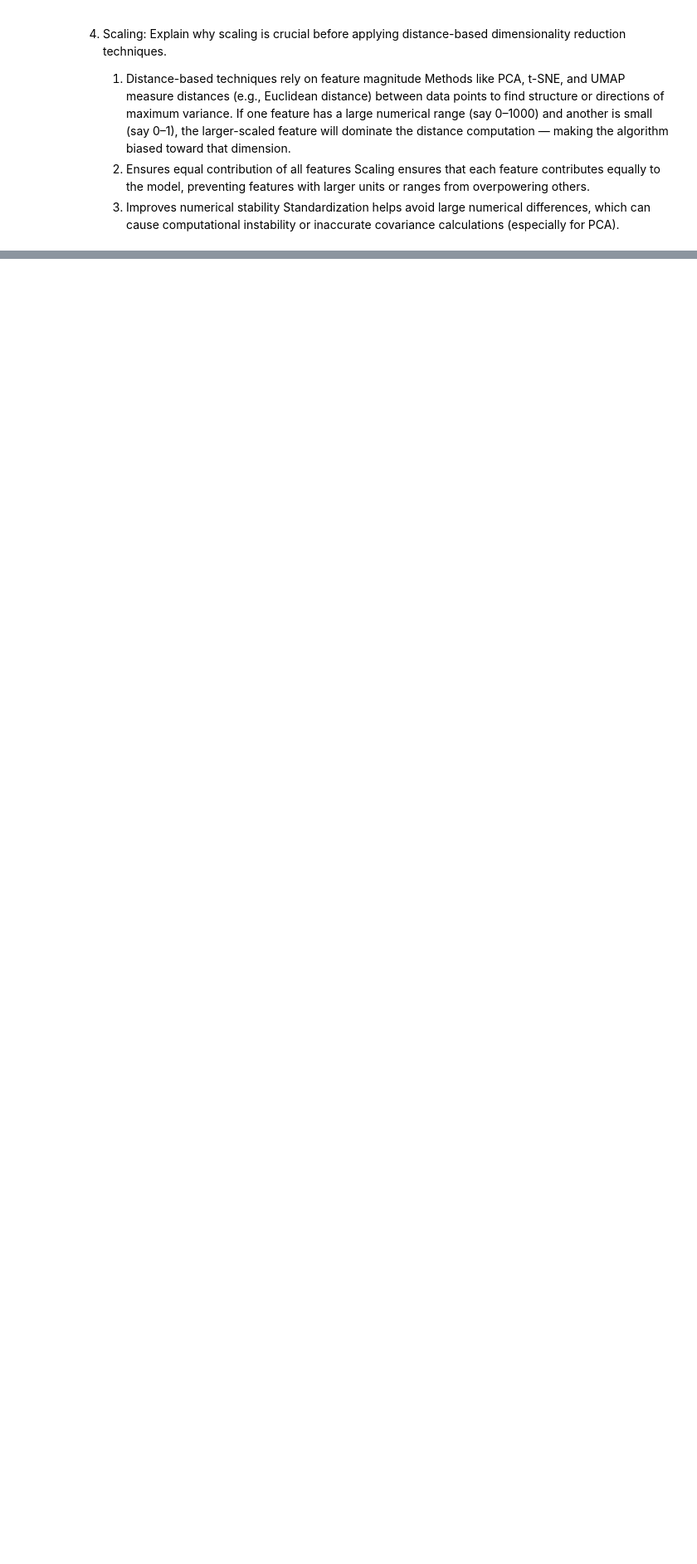
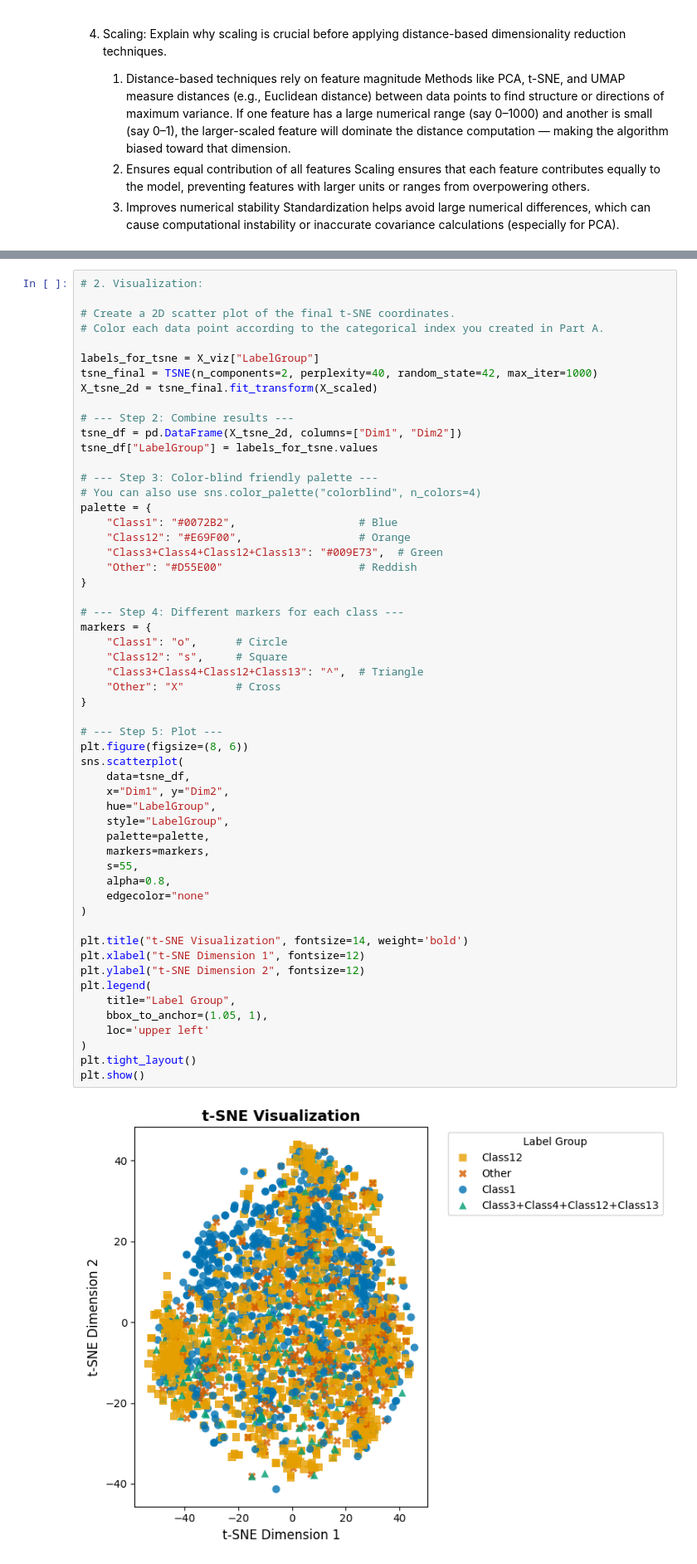
Before and after one commit to Navaneeth272001/assignment_5_Navaneeth272001, a Jupyter notebook: code.ipynb, the cells around one changed output, grey strips where cells are left out. Shown at 83% size. Cells and saved outputs as stored; diff of their text form; blank space fills up the shorter version.

```diff
--- a/code.ipynb
+++ b/code.ipynb
@@ -225,0 +290,57 @@ Running t-SNE with perplexity = 50 ...
+# %%
+# 2. Visualization:
+
+# Create a 2D scatter plot of the final t-SNE coordinates.
+# Color each data point according to the categorical index you created in Part A.
+
+labels_for_tsne = X_viz["LabelGroup"]
+tsne_final = TSNE(n_components=2, perplexity=40, random_state=42, max_iter=1000)
+X_tsne_2d = tsne_final.fit_transform(X_scaled)
+
+# --- Step 2: Combine results ---
+tsne_df = pd.DataFrame(X_tsne_2d, columns=["Dim1", "Dim2"])
+tsne_df["LabelGroup"] = labels_for_tsne.values
+
+# --- Step 3: Color-blind friendly palette ---
+# You can also use sns.color_palette("colorblind", n_colors=4)
+palette = {
+    "Class1": "#0072B2",                   # Blue
+    "Class12": "#E69F00",                  # Orange
+    "Class3+Class4+Class12+Class13": "#009E73",  # Green
+    "Other": "#D55E00"                     # Reddish
+}
+
+# --- Step 4: Different markers for each class ---
+markers = {
+    "Class1": "o",      # Circle
+    "Class12": "s",     # Square
+    "Class3+Class4+Class12+Class13": "^",  # Triangle
+    "Other": "X"        # Cross
+}
+
+# --- Step 5: Plot ---
+plt.figure(figsize=(8, 6))
+sns.scatterplot(
+    data=tsne_df,
+    x="Dim1", y="Dim2",
+    hue="LabelGroup",
+    style="LabelGroup",
+    palette=palette,
+    markers=markers,
+    s=55,
+    alpha=0.8,
+    edgecolor="none"
+)
+
+plt.title("t-SNE Visualization", fontsize=14, weight='bold')
+plt.xlabel("t-SNE Dimension 1", fontsize=12)
+plt.ylabel("t-SNE Dimension 2", fontsize=12)
+plt.legend(
+    title="Label Group",
+    bbox_to_anchor=(1.05, 1),
+    loc='upper left'
+)
+plt.tight_layout()
+plt.show()
+# %% [output]
+[figure, added]
```
Also changed, not shown: parts of 15 cells of this notebook, 1 other file.
